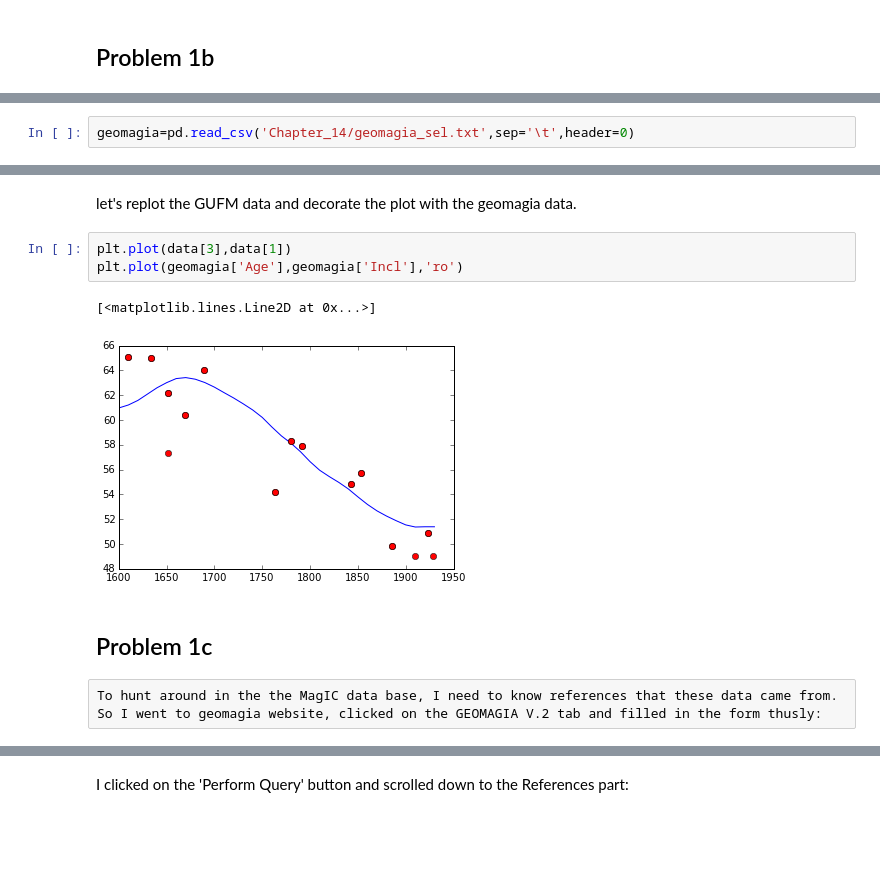
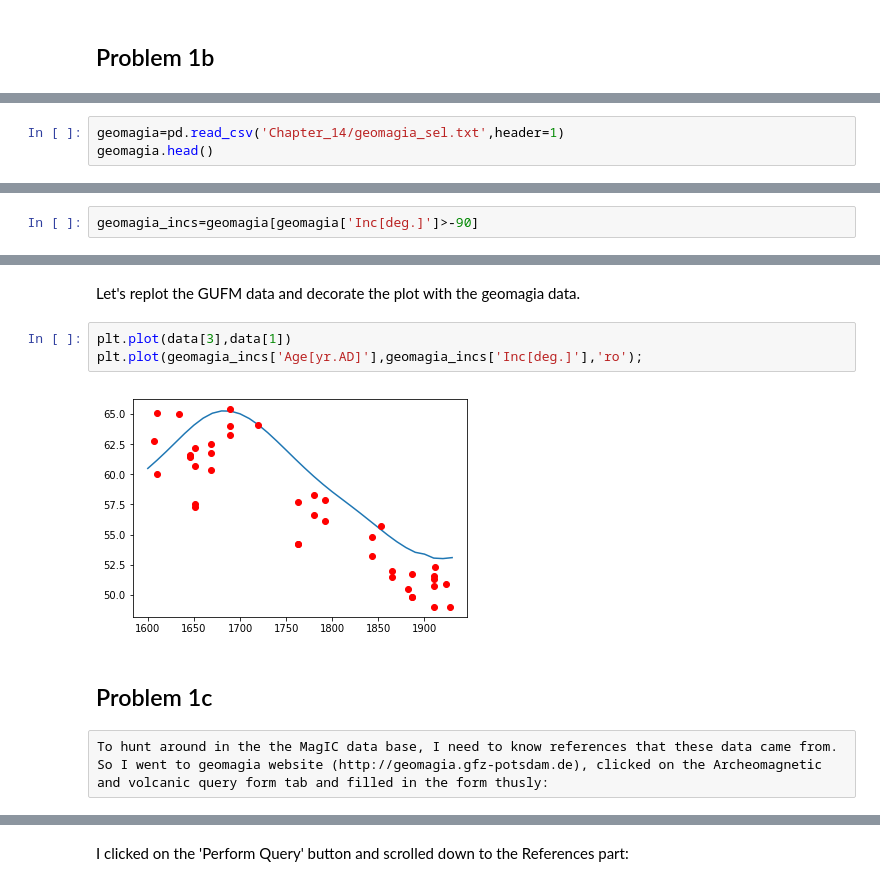
Before and after one commit to ltauxe/Essentials_Notebooks, a Jupyter notebook: Chapter_14/essentials_ch14.ipynb, the cells around one changed output, grey strips where cells are left out. Drawn from its saved outputs; the diff is of its cells as text; blank space fills up the shorter version.

```diff
--- a/Chapter_14/essentials_ch14.ipynb
+++ b/Chapter_14/essentials_ch14.ipynb
@@ -72,2 +83,3 @@ We need to read in the data from geomagia\_sel.txt.  I took a peak and it is a t
 # %%
-geomagia=pd.read_csv('Chapter_14/geomagia_sel.txt',sep='\t',header=0)
+geomagia=pd.read_csv('Chapter_14/geomagia_sel.txt',header=1)
+geomagia.head()
@@ -73,0 +96,2 @@ geomagia=pd.read_csv('Chapter_14/geomagia_sel.txt',sep='\t',header=0)
+# %%
+geomagia_incs=geomagia[geomagia['Inc[deg.]']>-90]
@@ -74,15 +118,14 @@ geomagia=pd.read_csv('Chapter_14/geomagia_sel.txt',sep='\t',header=0)
 # %% [markdown]
-let's replot the GUFM data and decorate the plot with the geomagia data.
+Let's replot the GUFM data and decorate the plot with the geomagia data.
 # %%
 plt.plot(data[3],data[1])
-plt.plot(geomagia['Age'],geomagia['Incl'],'ro')
+plt.plot(geomagia_incs['Age[yr.AD]'],geomagia_incs['Inc[deg.]'],'ro');
 # %% [output]
-[<matplotlib.lines.Line2D at 0x...>]
-[figure, old version]
+[figure, new version]
 # %% [markdown]
 ## Problem 1c
 # %% [raw]
-To hunt around in the the MagIC data base, I need to know references that these data came from.  So I went to geomagia website, clicked on the GEOMAGIA V.2 tab and filled in the form thusly:
+To hunt around in the the MagIC data base, I need to know references that these data came from.  So I went to geomagia website (http://geomagia.gfz-potsdam.de), clicked on the Archeomagnetic and volcanic query form tab and filled in the form thusly:
 # %%
 Image(filename="geomagia_screenshot.png")
 # %% [output]
```
Also changed, not shown: parts of 87 cells of this notebook, 37 other files.
